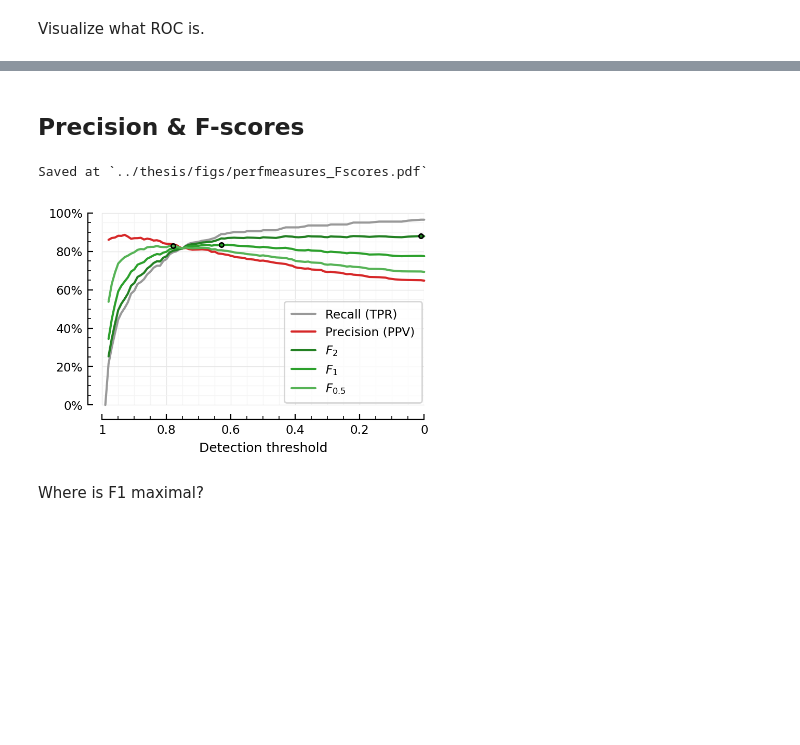
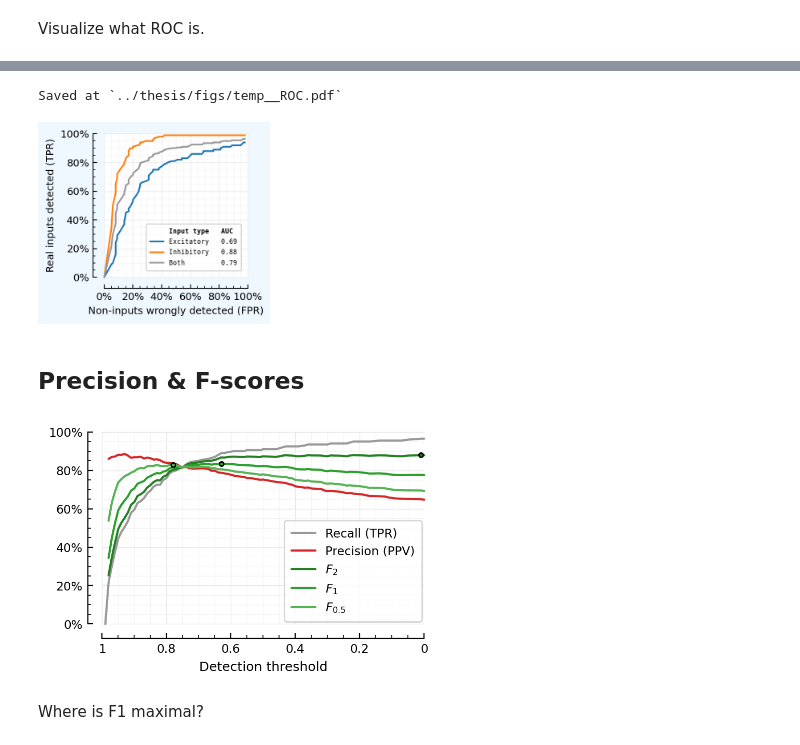
Before and after one commit to tfiers/phd, a Jupyter notebook: nb/2023-09-13__Clippin_and_Ceilin.ipynb, the cells around one changed output, grey strips where cells are left out. Saved outputs shown, nothing was run; the diff lists cells and outputs as text; code cells hidden in the pictures; blank space fills up the shorter version.

```diff
--- a/nb/2023-09-13__Clippin_and_Ceilin.ipynb
+++ b/nb/2023-09-13__Clippin_and_Ceilin.ipynb
@@ -249,27 +272,35 @@ Saved at `../thesis/figs/perfmeasures_ROC.pdf`
+# %%
+fig, ax = plt.subplots(figsize=(mw,mw))
+fig.set_facecolor("aliceblue")
+plotROC(sweep; ax)
+savefig_phd("temp__ROC")
+# %% [output]
+Saved at `../thesis/figs/temp__ROC.pdf`
+[figure, added]
 # %% [markdown]
 ## Precision & F-scores
 # %%
-fig, ax = plt.subplots()
+function plot_perfmeasures_Fscores(ax=newax())
 
-plot(sweep.threshold, sweep.TPR, color=color_both,  label="Recall (TPR)")
-plot(sweep.threshold, sweep.PPV, color=C3,          label="Precision (PPV)")
+    plot(sweep.threshold, sweep.TPR, color=color_both,  label="Recall (TPR)")
+    plot(sweep.threshold, sweep.PPV, color=C3,          label="Precision (PPV)")
 
-for (series, color, label) in [
-        (sweep.F2,  darken(C2),  L"F_2"),
-        (sweep.F1,  C2,          L"F_1"),
-        (sweep.F05, lighten(C2), L"F_{0.5}"),
-    ]
-    plot(sweep.threshold, series; color, label)
-    i = argmax(skipnan(series))
-    plot(sweep.threshold[i], series[i], "."; color, mec="black")
+    for (series, color, label) in [
+            (sweep.F2,  darken(C2),  L"F_2"),
+            (sweep.F1,  C2,          L"F_1"),
+            (sweep.F05, lighten(C2), L"F_{0.5}"),
+        ]
+        plot(sweep.threshold, series; color, label)
+        i = argmax(skipnan(series))
+        plot(sweep.threshold[i], series[i], "."; color, mec="black")
+    end
+    set(ax, ytype=:fraction, xlabel="Detection threshold")
+    ax.invert_xaxis()
+    legend(ax)
+    # label_lines(ax, yoffset=[2=>-0.02])
 end
-set(ax, ytype=:fraction, xlabel="Detection threshold")
-ax.invert_xaxis()
-legend(ax);
-# label_lines(ax, [2=>-0.02]);
-savefig_phd("perfmeasures_Fscores")
+plot_perfmeasures_Fscores();
 # %% [output]
-Saved at `../thesis/figs/perfmeasures_Fscores.pdf`
 [figure]
 # %%
 using PythonCall: pyconvert
```
Also changed, not shown: parts of 14 cells of this notebook, 9 other files.
